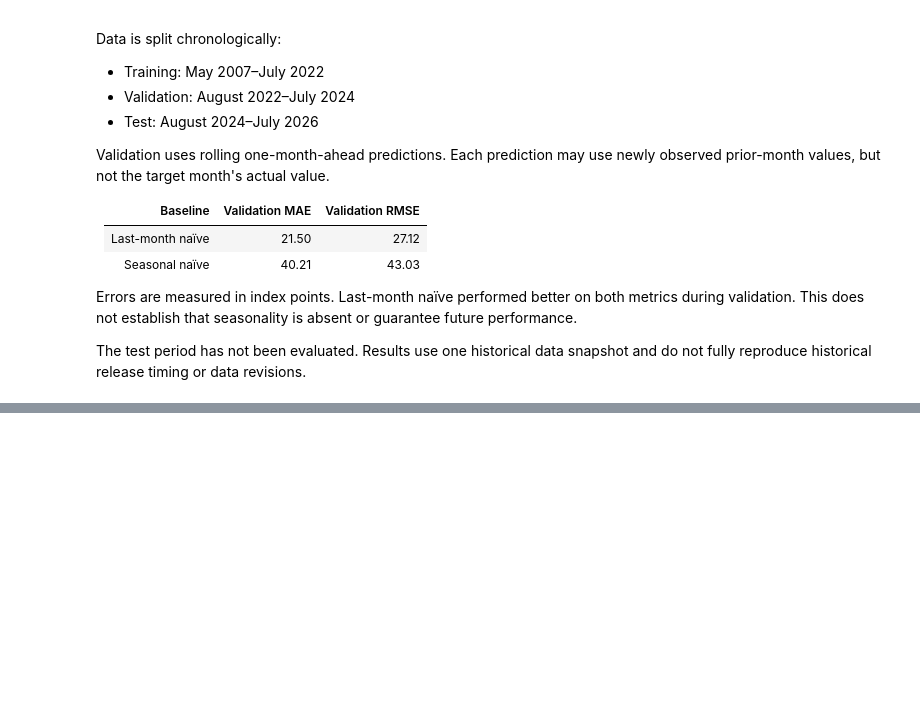
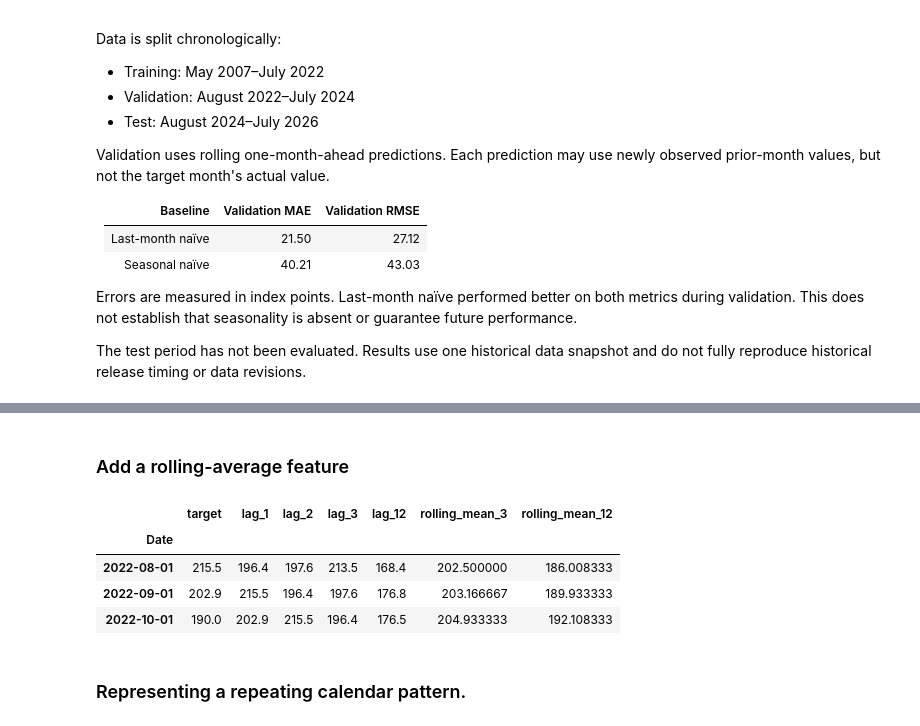
Before and after one commit to kamalpreetsinghh/nz-job-market-data-analysis, a Jupyter notebook: notebooks/06_monthly_forecasting.ipynb, the cells around one changed output, grey strips where cells are left out. Cells and saved outputs as stored; diff of their text form; code cells hidden in the pictures; blank space fills up the shorter version.

```diff
--- a/notebooks/06_monthly_forecasting.ipynb
+++ b/notebooks/06_monthly_forecasting.ipynb
@@ -163,0 +192,24 @@ or data revisions.
+# %% [markdown]
+### Add a rolling-average feature
+# %%
+model_data["rolling_mean_3"] = (
+    target.shift(1)
+    .rolling(window=3, min_periods=3)
+    .mean()
+)
+
+model_data["rolling_mean_12"] = (
+    target.shift(1)
+    .rolling(window=12, min_periods=12)
+    .mean()
+)
+
+model_data.loc["2022-08-01":"2022-10-01"]
+# %% [output]
+|  | target | lag_1 | lag_2 | lag_3 | lag_12 | rolling_mean_3 | rolling_mean_12 |
+| Date |  |  |  |  |  |  |  |
+| 2022-08-01 | 215.5 | 196.4 | 197.6 | 213.5 | 168.4 | 202.500000 | 186.008333 |
+| 2022-09-01 | 202.9 | 215.5 | 196.4 | 197.6 | 176.8 | 203.166667 | 189.933333 |
+| 2022-10-01 | 190.0 | 202.9 | 215.5 | 196.4 | 176.5 | 204.933333 | 192.108333 |
+# %% [markdown]
+### Representing a repeating calendar pattern.
```
Also changed, not shown: parts of 11 cells of this notebook.
